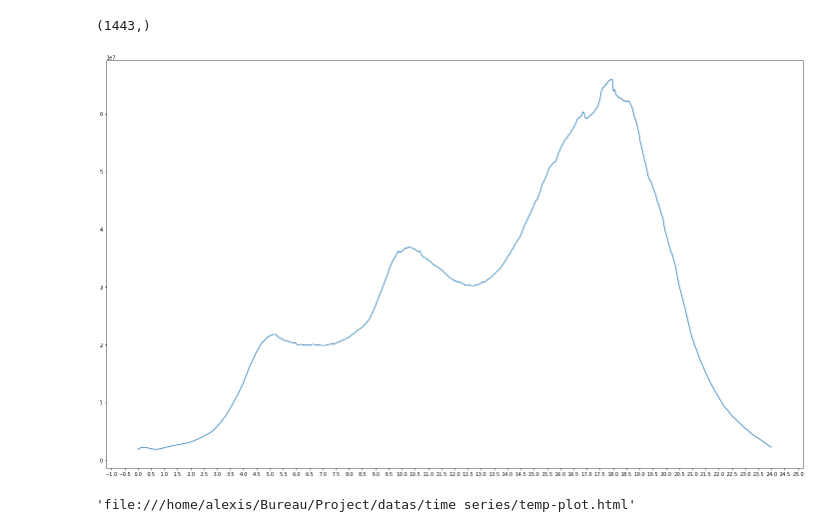
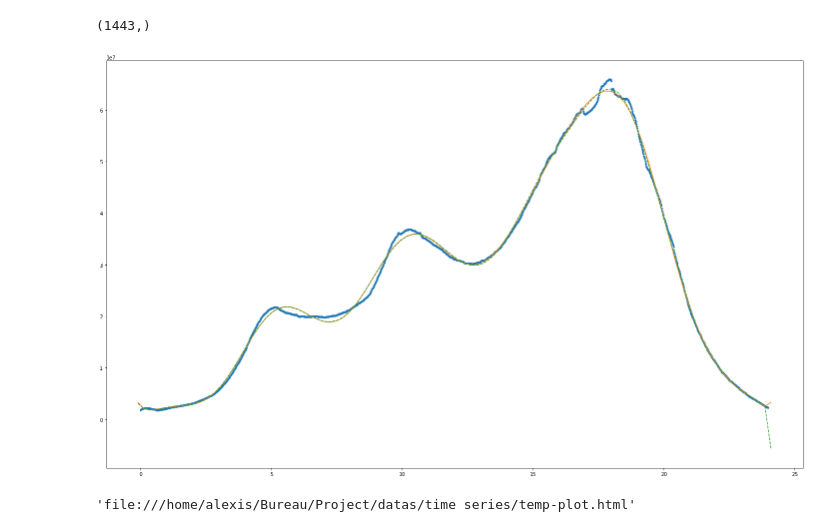
Before and after one commit to Frayal/Stage, a Jupyter notebook: Time-series/datvisu.ipynb, the cells around one changed output. Saved outputs shown, nothing was run; the diff lists cells and outputs as text; code cells hidden in the pictures.

```diff
--- a/Time-series/datvisu.ipynb
+++ b/Time-series/datvisu.ipynb
@@ -44,15 +44,18 @@ df2.shape
 df2 = df2.drop(["IDCST","DPT","IDCIBLE"])
 # %%
 df2.to_csv("clean_data_test.csv",header=['values'])
-# %%
-import matplotlib
-x = df2.values
-plt.figure(figsize=(25,15))
-plt.plot([i/60 for i in range(len(x))],x)
-ax=plt.gca()
-ax.xaxis.set_major_locator(matplotlib.ticker.MultipleLocator(0.5))
-# %% [output]
-[figure, removed]
+# %%
+import matplotlib
+y = df2.values
+x = [i/60 for i in range(len(y))]
+xp = np.linspace(-0.1,24.1,100)
+p  = np.poly1d(np.polyfit(x, y, 20))
+p50  = np.poly1d(np.polyfit(x, y, 50))
+plt.figure(figsize=(25,15))
+_ = plt.plot(x, y, '.', xp, p(xp), '-', xp, p50(xp), '--')
+plt.show()
+# %% [output]
+[figure, added]
 # %%
 import plotly.offline as offline
 import plotly.graph_objs as go
```
Also changed, not shown: 12 other files.
